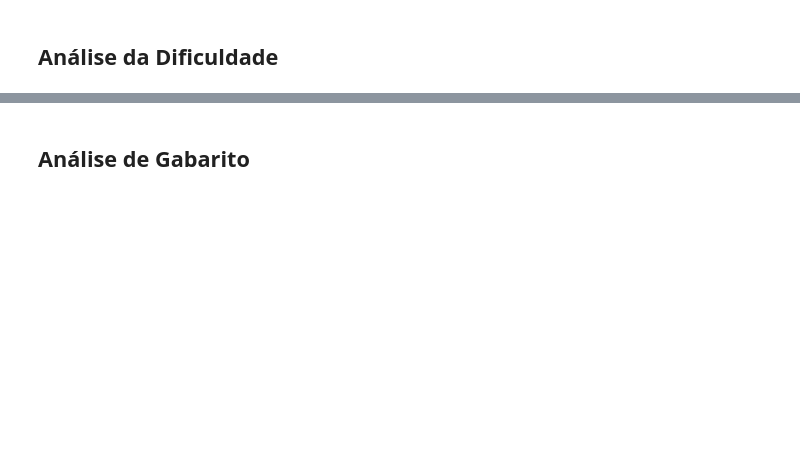
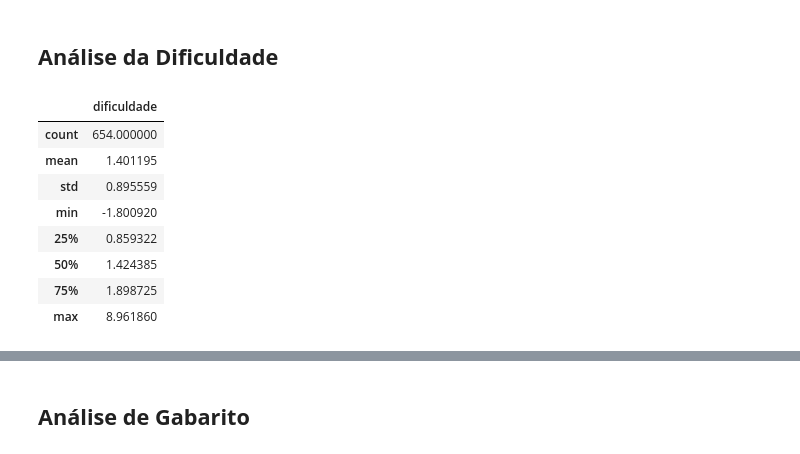
Before and after one commit to ciziks/enem-word-embeddings, a Jupyter notebook: notebooks/Data_Analysis.ipynb, the cells around one changed output, grey strips where cells are left out. Drawn from its saved outputs; the diff is of its cells as text; code cells hidden in the pictures; blank space fills up the shorter version.

```diff
--- a/notebooks/Data_Analysis.ipynb
+++ b/notebooks/Data_Analysis.ipynb
@@ -39,6 +39,18 @@ df.head()
 | 4 | 51 | Um cosmonauta russo estava a bord... | A: 0,10; B: 0,50; C: 2,1; D: 10; ... | 1.61285 | C | 2016 |
 # %% [markdown]
 ## **Análise da Dificuldade**
+# %%
+df.describe()
+# %% [output]
+|  | dificuldade |
+| count | 654.000000 |
+| mean | 1.401195 |
+| std | 0.895559 |
+| min | -1.800920 |
+| 25% | 0.859322 |
+| 50% | 1.424385 |
+| 75% | 1.898725 |
+| max | 8.961860 |
 # %%
 sns.histplot(df['dificuldade'], bins=30, kde=True)
 plt.title('Distribuição da Dificuldade')
```
Also changed, not shown: parts of 7 cells of this notebook, 4 other files.
